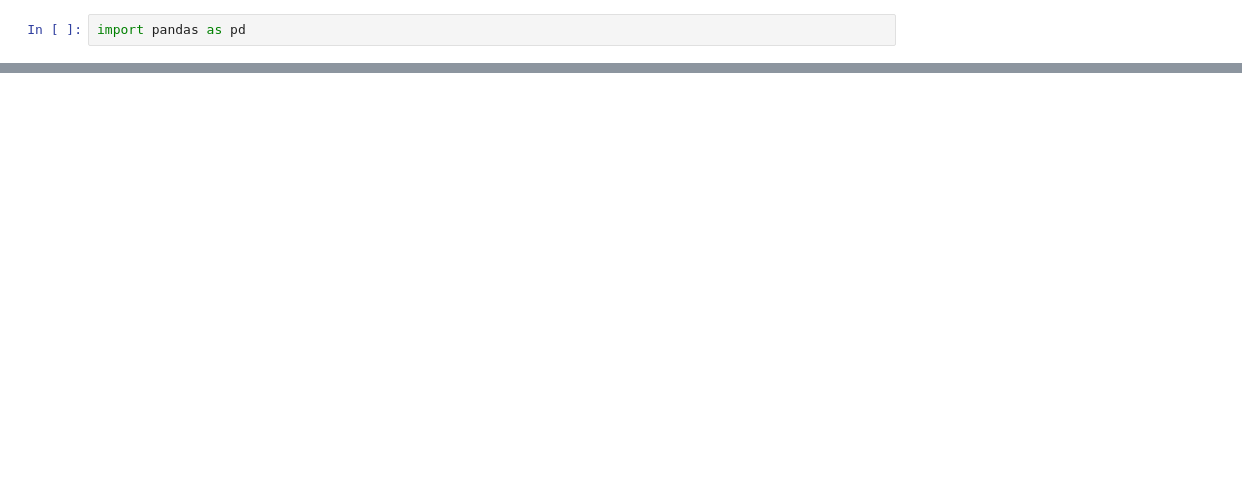
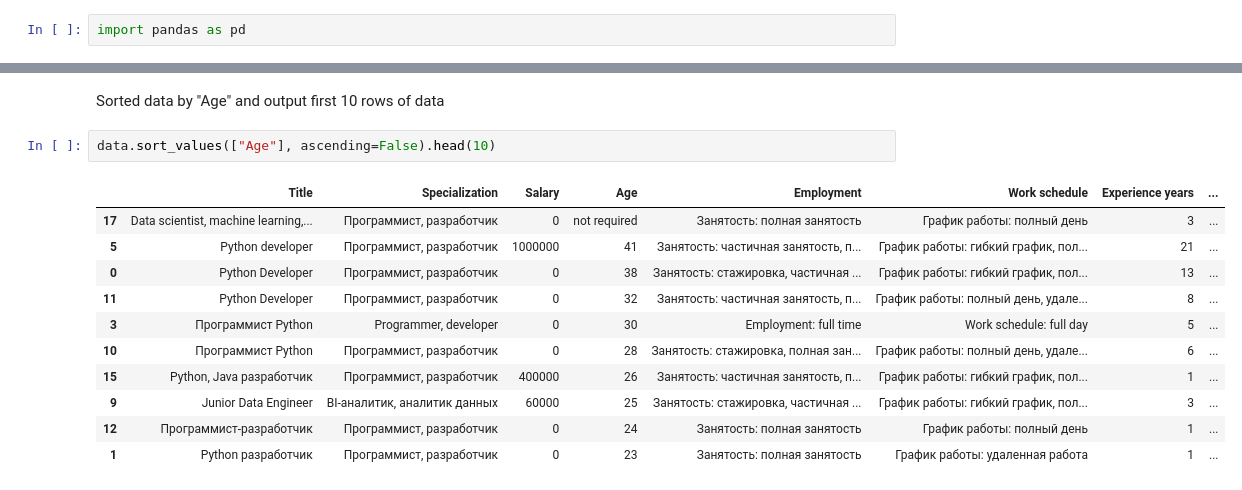
Before and after one commit to ernur768/int2_endterm, a Jupyter notebook: Analysis.ipynb, the cells around one changed output, grey strips where cells are left out. Cells and saved outputs as stored; diff of their text form; blank space fills up the shorter version.

```diff
--- a/Analysis.ipynb
+++ b/Analysis.ipynb
@@ -27,0 +47,16 @@ data.head(5)
+# %% [markdown]
+Sorted data by "Age" and output first 10 rows of data
+# %%
+data.sort_values(["Age"], ascending=False).head(10)
+# %% [output]
+|  | Title | Specialization | Salary | Age | Employment | Work schedule | Experience years | ... |
+| 17 | Data scientist, machine learning,... | Программист, разработчик | 0 | not required | Занятость: полная занятость | График работы: полный день | 3 | ... |
+| 5 | Python developer | Программист, разработчик | 1000000 | 41 | Занятость: частичная занятость, п... | График работы: гибкий график, пол... | 21 | ... |
+| 0 | Python Developer | Программист, разработчик | 0 | 38 | Занятость: стажировка, частичная ... | График работы: гибкий график, пол... | 13 | ... |
+| 11 | Python Developer | Программист, разработчик | 0 | 32 | Занятость: частичная занятость, п... | График работы: полный день, удале... | 8 | ... |
+| 3 | Программист Python | Programmer, developer | 0 | 30 | Employment: full time | Work schedule: full day | 5 | ... |
+| 10 | Программист Python | Программист, разработчик | 0 | 28 | Занятость: стажировка, полная зан... | График работы: полный день, удале... | 6 | ... |
+| 15 | Python, Java разработчик | Программист, разработчик | 400000 | 26 | Занятость: частичная занятость, п... | График работы: гибкий график, пол... | 1 | ... |
+| 9 | Junior Data Engineer | BI-аналитик, аналитик данных | 60000 | 25 | Занятость: стажировка, частичная ... | График работы: гибкий график, пол... | 3 | ... |
+| 12 | Программист-разработчик | Программист, разработчик | 0 | 24 | Занятость: полная занятость | График работы: полный день | 1 | ... |
+| 1 | Python разработчик | Программист, разработчик | 0 | 23 | Занятость: полная занятость | График работы: удаленная работа | 1 | ... |
```
Also changed, not shown: parts of 13 cells of this notebook, 4 other files.
